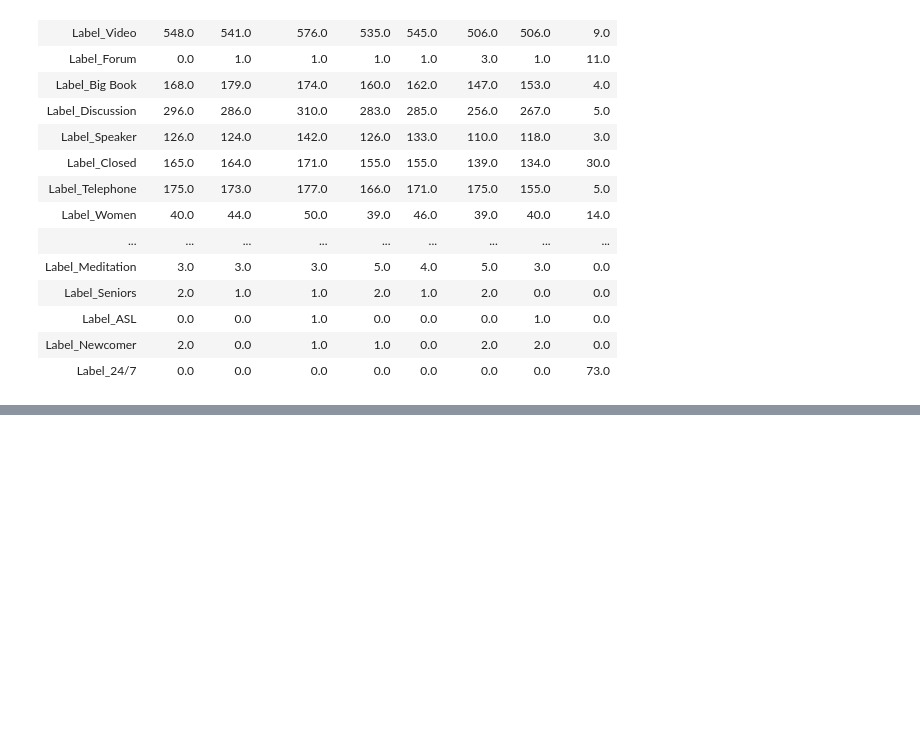
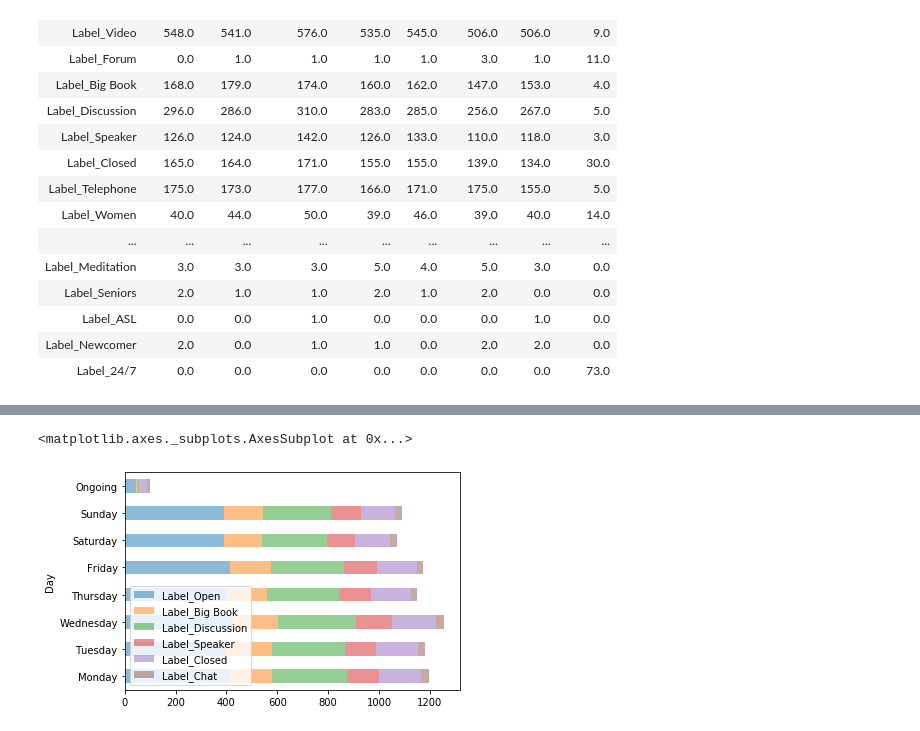
Before and after one commit to zimzoom/virtual-aa-meetings, a Jupyter notebook: 3-EDA.ipynb, the cells around one changed output, grey strips where cells are left out. Drawn from its saved outputs; the diff is of its cells as text; code cells hidden in the pictures; blank space fills up the shorter version.

```diff
--- a/3-EDA.ipynb
+++ b/3-EDA.ipynb
@@ -301,0 +336,5 @@ df.groupby('Day').sum().T
+# %%
+df.groupby('Day').sum().filter(regex='Open|Closed|Discussion|Big Book|Speaker|Chat').plot.barh(stacked=True, alpha=0.5)
+# %% [output]
+<matplotlib.axes._subplots.AxesSubplot at 0x...>
+[figure, added]
```
Also changed, not shown: parts of 9 cells of this notebook.
